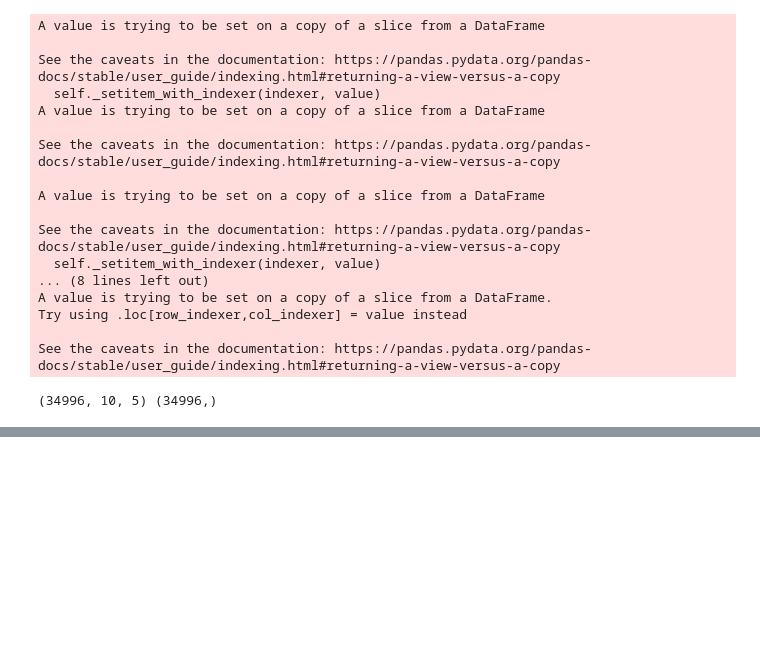
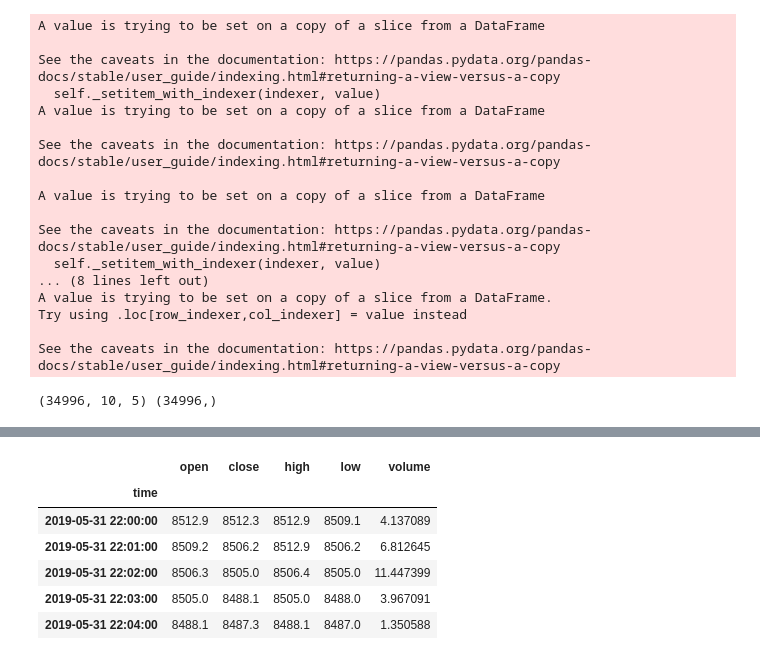
Before and after one commit to xhusar2/CryptoBot, a Jupyter notebook: Model.ipynb, the cells around one changed output, grey strips where cells are left out. Saved outputs shown, nothing was run; the diff lists cells and outputs as text; code cells hidden in the pictures; blank space fills up the shorter version.

```diff
--- a/Model.ipynb
+++ b/Model.ipynb
@@ -173,0 +183,17 @@ plt.show();
+# %%
+t_start = datetime.datetime(2019, 6, 1, 0, 0)
+t_start = time.mktime(t_start.timetuple()) * 1000
+
+t_stop = datetime.datetime(2019, 7, 1, 0, 0)
+t_stop = time.mktime(t_stop.timetuple()) * 1000
+
+df_val = get_data(pair='btcusd', t_start=t_start, t_stop=t_stop, bin_size='1m')
+df_val.head()
+# %% [output]
+|  | open | close | high | low | volume |
+| time |  |  |  |  |  |
+| 2019-05-31 22:00:00 | 8512.9 | 8512.3 | 8512.9 | 8509.1 | 4.137089 |
+| 2019-05-31 22:01:00 | 8509.2 | 8506.2 | 8512.9 | 8506.2 | 6.812645 |
+| 2019-05-31 22:02:00 | 8506.3 | 8505.0 | 8506.4 | 8505.0 | 11.447399 |
+| 2019-05-31 22:03:00 | 8505.0 | 8488.1 | 8505.0 | 8488.0 | 3.967091 |
+| 2019-05-31 22:04:00 | 8488.1 | 8487.3 | 8488.1 | 8487.0 | 1.350588 |
```
Also changed, not shown: parts of 4 cells of this notebook, 3 other files.
